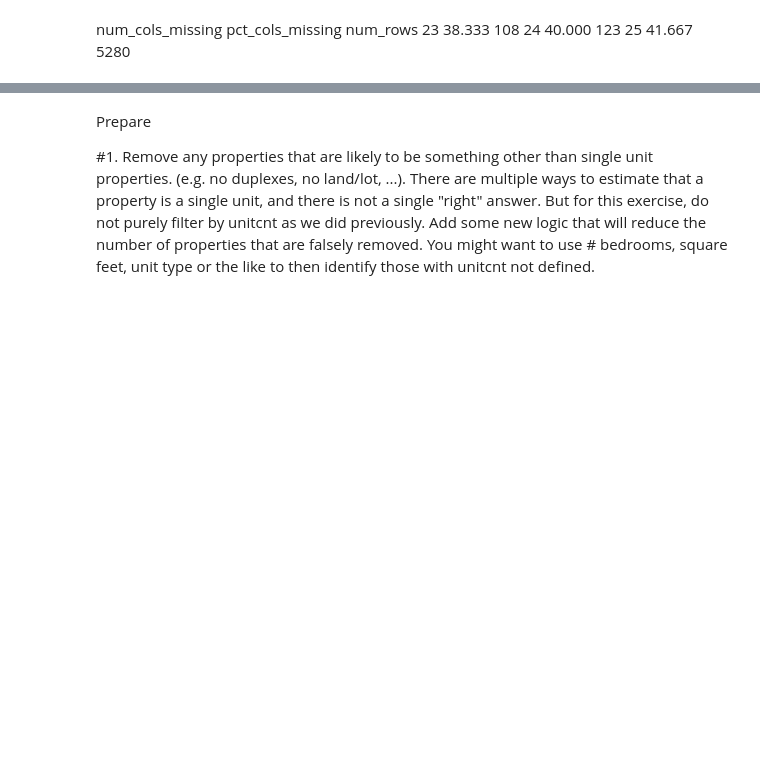
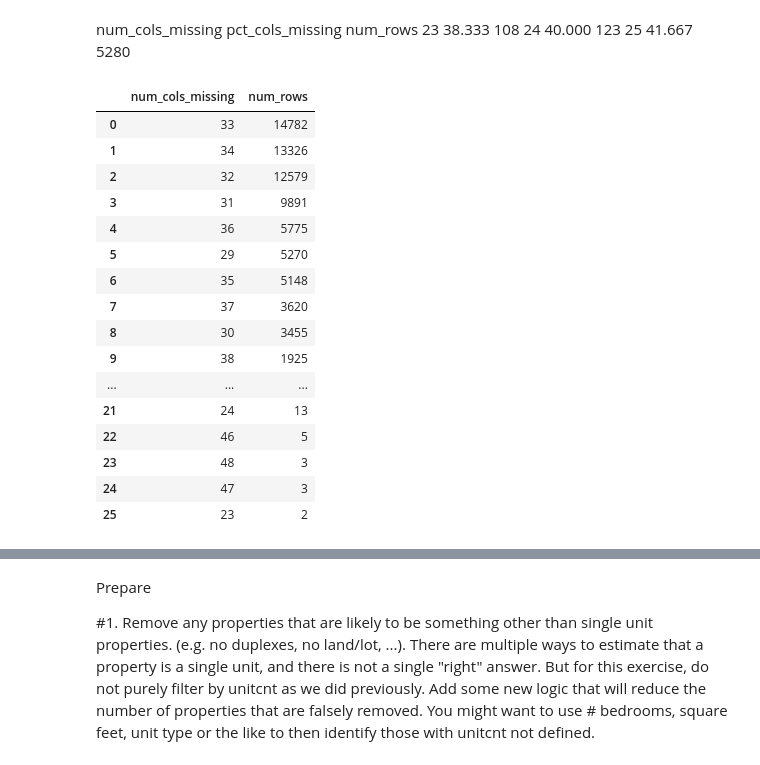
Before and after one commit to Ken-Alviola/clustering-exercises, a Jupyter notebook: zillow.ipynb, the cells around one changed output, grey strips where cells are left out. Drawn from its saved outputs; the diff is of its cells as text; code cells hidden in the pictures; blank space fills up the shorter version.

```diff
--- a/zillow.ipynb
+++ b/zillow.ipynb
@@ -242,3 +247,26 @@ num_cols_missing	pct_cols_missing	num_rows
 23	                 38.333         	108
 24	                 40.000	            123
 25	                 41.667	            5280
+# %%
+missing_col= pd.DataFrame(zillow.isnull().sum(axis =1).value_counts(),columns=['num_rows'])
+missing_col = missing_col.reset_index()
+missing_col = missing_col.rename(columns={'index':'num_cols_missing'})
+missing_col
+# %% [output]
+|  | num_cols_missing | num_rows |
+| 0 | 33 | 14782 |
+| 1 | 34 | 13326 |
+| 2 | 32 | 12579 |
+| 3 | 31 | 9891 |
+| 4 | 36 | 5775 |
+| 5 | 29 | 5270 |
+| 6 | 35 | 5148 |
+| 7 | 37 | 3620 |
+| 8 | 30 | 3455 |
+| 9 | 38 | 1925 |
+| ... | ... | ... |
+| 21 | 24 | 13 |
+| 22 | 46 | 5 |
+| 23 | 48 | 3 |
+| 24 | 47 | 3 |
+| 25 | 23 | 2 |
```
Also changed, not shown: parts of 5 cells of this notebook.
